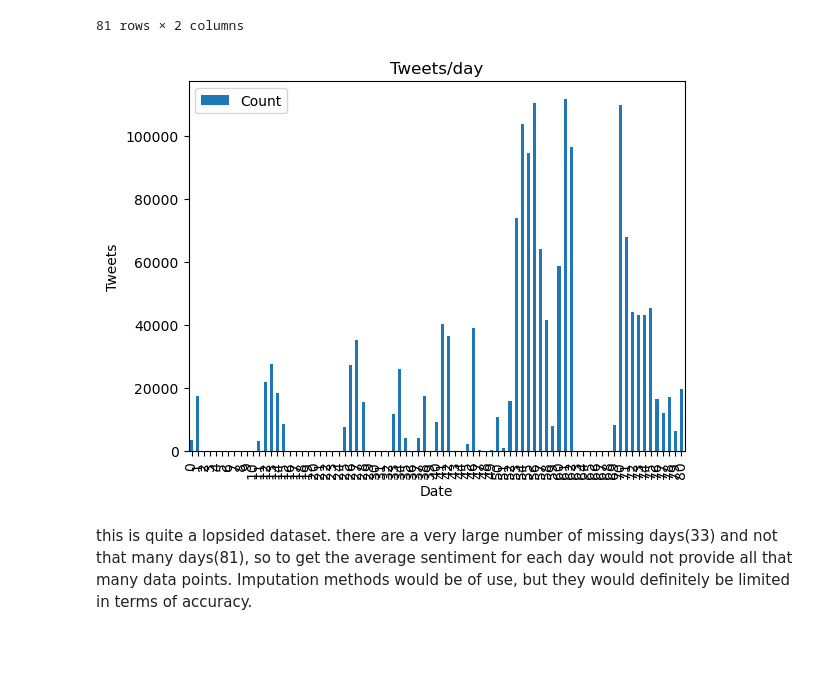
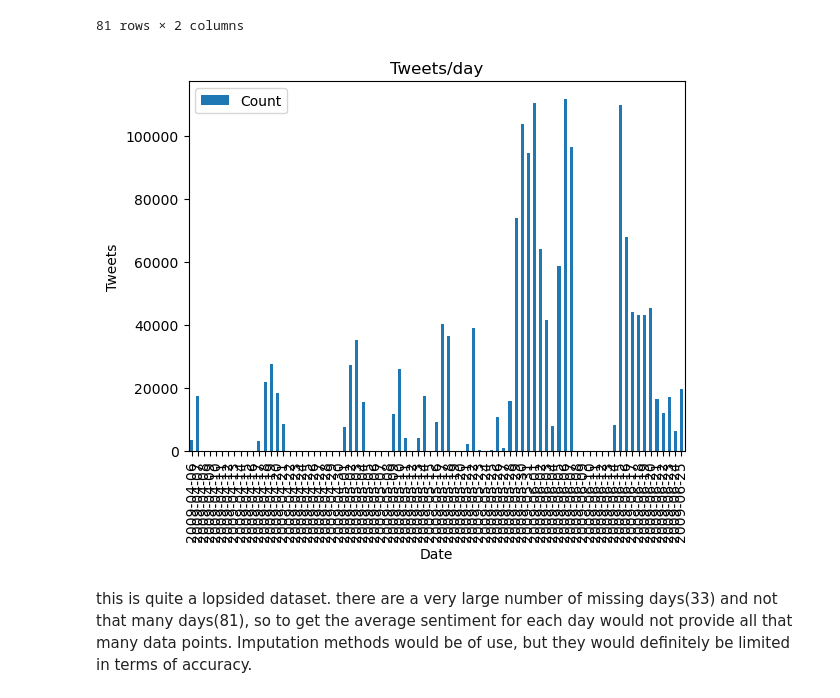
Before and after one commit to milooranm/ForecastingSentiment, a Jupyter notebook: someEDA.ipynb, the cells around one changed output. Drawn from its saved outputs; the diff is of its cells as text; code cells hidden in the pictures; blank space fills up the shorter version.

```diff
--- a/someEDA.ipynb
+++ b/someEDA.ipynb
@@ -227,13 +227,13 @@ df_range
 | 80 | 2009-06-25 | 19694.0 |
 81 rows × 2 columns
 # %%
-df_range.plot(kind='bar')
+df_range.plot(x='DATE', y = 'Count',kind='bar')
 plt.xlabel('Date')
 plt.ylabel('Tweets')
 plt.title('Tweets/day')
 plt.show()
 # %% [output]
-[figure, old version]
+[figure, new version]
 # %% [markdown]
 this is quite a lopsided dataset. there are a very large number of missing days(33) and not that many days(81), so to get the average sentiment for each day would not provide all that many data points. Imputation methods would be of use, but they would definitely be limited in terms of accuracy.
 # %%
```
Also changed, not shown: parts of 6 cells of this notebook, 1 other file.
